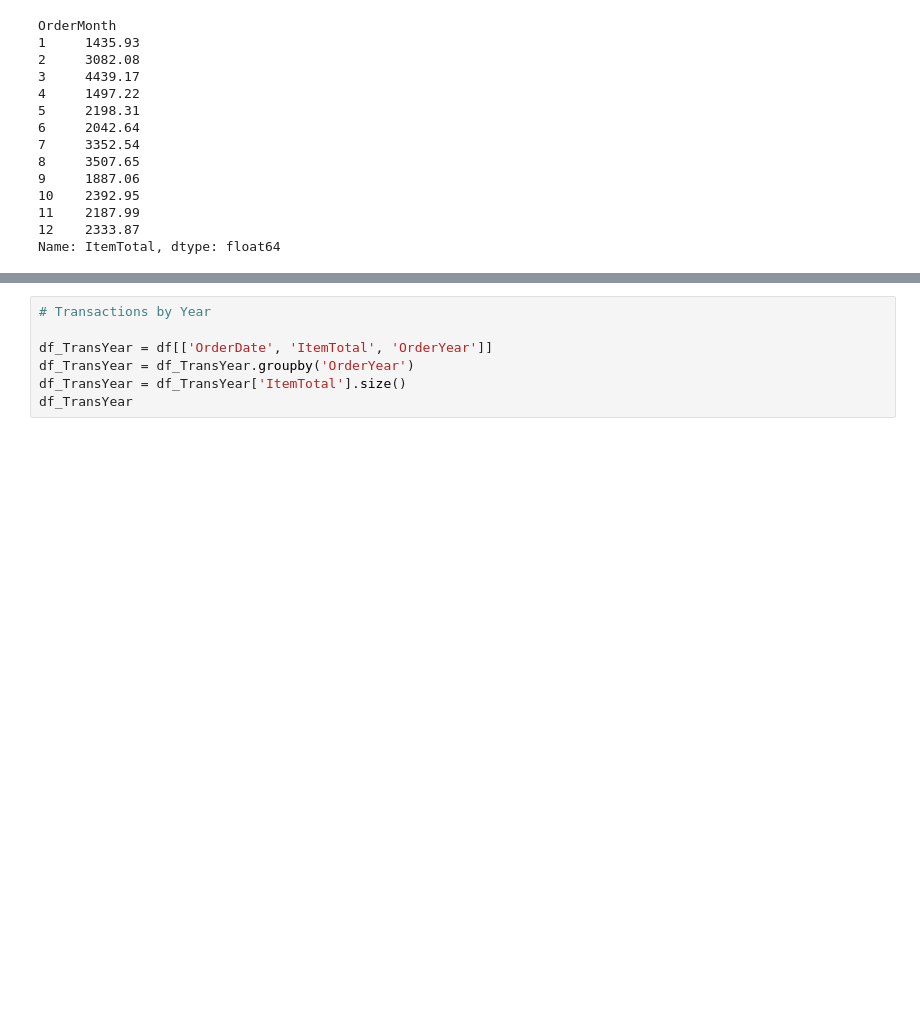
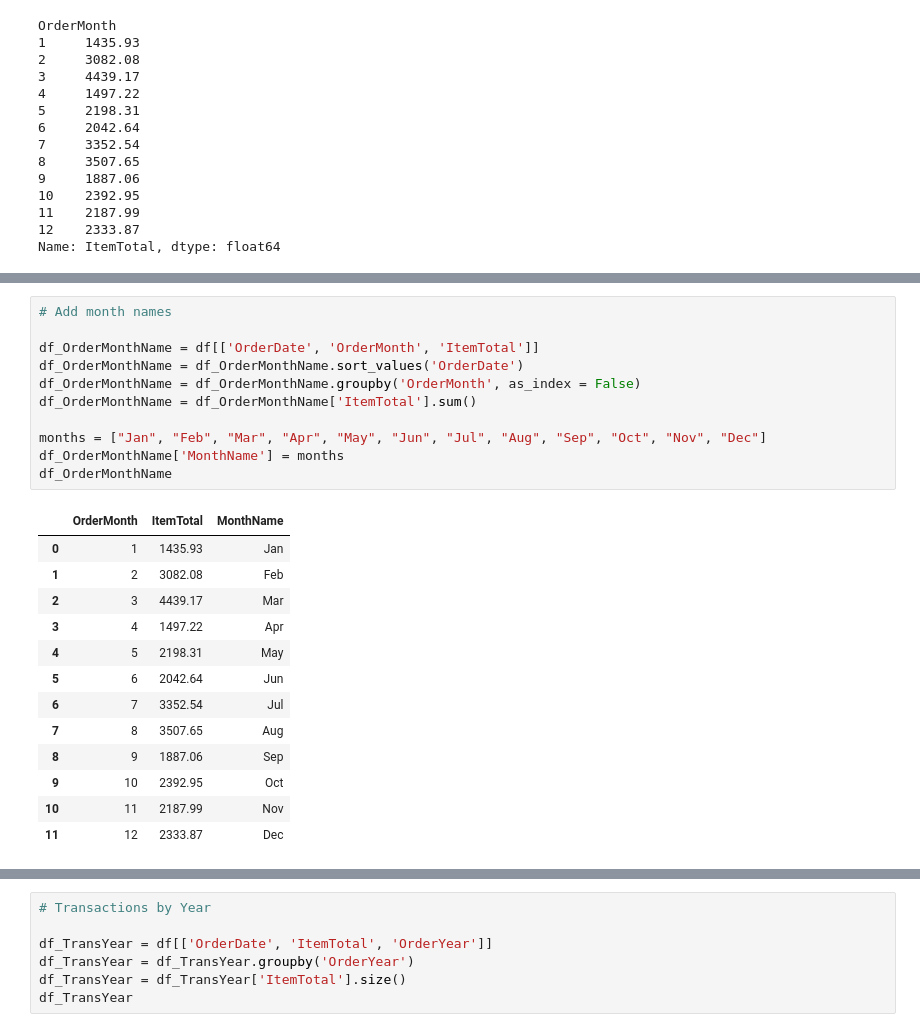
Before and after one commit to AmitSamra/AmazonOrderHistory, a Jupyter notebook: AmazonOrderHistory.ipynb, the cells around one changed output, grey strips where cells are left out. Drawn from its saved outputs; the diff is of its cells as text; blank space fills up the shorter version.

```diff
--- a/AmazonOrderHistory.ipynb
+++ b/AmazonOrderHistory.ipynb
@@ -510,0 +534,25 @@ plt.show()
+# %%
+# Add month names
+
+df_OrderMonthName = df[['OrderDate', 'OrderMonth', 'ItemTotal']]
+df_OrderMonthName = df_OrderMonthName.sort_values('OrderDate')
+df_OrderMonthName = df_OrderMonthName.groupby('OrderMonth', as_index = False)
+df_OrderMonthName = df_OrderMonthName['ItemTotal'].sum()
+
+months = ["Jan", "Feb", "Mar", "Apr", "May", "Jun", "Jul", "Aug", "Sep", "Oct", "Nov", "Dec"]
+df_OrderMonthName['MonthName'] = months
+df_OrderMonthName
+# %% [output]
+|  | OrderMonth | ItemTotal | MonthName |
+| 0 | 1 | 1435.93 | Jan |
+| 1 | 2 | 3082.08 | Feb |
+| 2 | 3 | 4439.17 | Mar |
+| 3 | 4 | 1497.22 | Apr |
+| 4 | 5 | 2198.31 | May |
+| 5 | 6 | 2042.64 | Jun |
+| 6 | 7 | 3352.54 | Jul |
+| 7 | 8 | 3507.65 | Aug |
+| 8 | 9 | 1887.06 | Sep |
+| 9 | 10 | 2392.95 | Oct |
+| 10 | 11 | 2187.99 | Nov |
+| 11 | 12 | 2333.87 | Dec |
```
Also changed, not shown: parts of 7 cells of this notebook.
